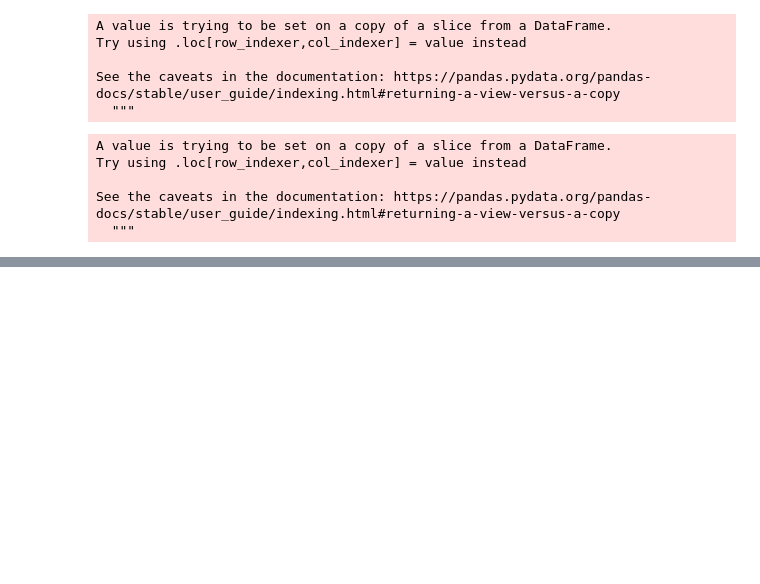
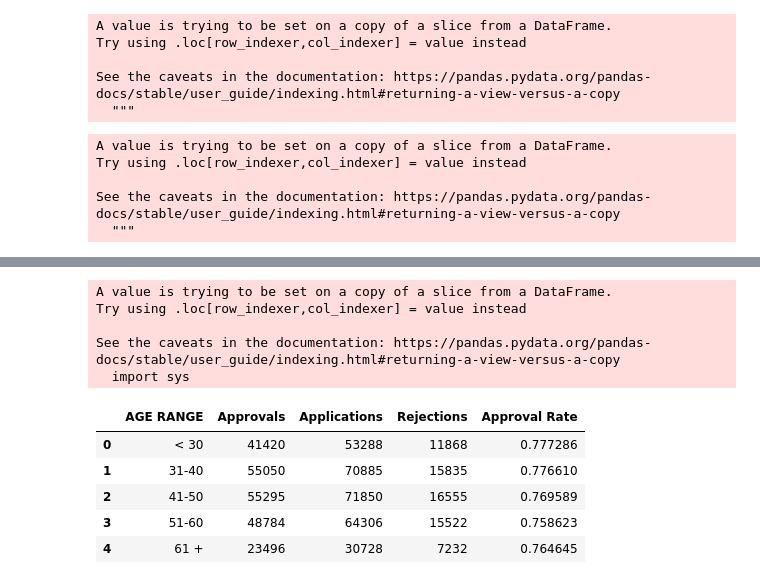
Before and after one commit to Shanaida/datascience_project1, a Jupyter notebook: project_one.ipynb, the cells around one changed output, grey strips where cells are left out. Saved outputs shown, nothing was run; the diff lists cells and outputs as text; code cells hidden in the pictures; blank space fills up the shorter version.

Commit message:
question6 graph complete

```diff
--- a/project_one.ipynb
+++ b/project_one.ipynb
@@ -93,7 +102,6 @@ prevdata = previous_app[["SK_ID_PREV",
                         "AMT_GOODS_PRICE",
                         "WEEKDAY_APPR_PROCESS_START",
                         "NFLAG_LAST_APPL_IN_DAY",
-                        "RATE_INTEREST_PRIMARY",
                         "NAME_CASH_LOAN_PURPOSE",
                         "NAME_CONTRACT_STATUS",
                         "DAYS_DECISION",
@@ -125,7 +133,6 @@ clean_prevdata = prevdata.rename(columns={"SK_ID_PREV": "PREV_SK_ID_PREV",
                                     "AMT_GOODS_PRICE": "PREV_AMT_GOODS_PRICE",
                                     "WEEKDAY_APPR_PROCESS_START": "PREV_WEEKDAY_APPR_PROCESS_START",
                                     "NFLAG_LAST_APPL_IN_DAY": "PREV_NFLAG_LAST_APPL_IN_DAY",
-                                    "RATE_INTEREST_PRIMARY": "PREV_RATE_INTEREST_PRIMARY",
                                     "NAME_CASH_LOAN_PURPOSE": "PREV_NAME_CASH_LOAN_PURPOSE",
                                     "NAME_CONTRACT_STATUS": "PREV_NAME_CONTRACT_STATUS",
                                     "DAYS_DECISION": "PREV_DAYS_DECISION",
@@ -267,0 +287,30 @@ dtype: int64
+# %%
+#question5
+import matplotlib.pyplot as plt
+import numpy as np
+age_df= clean_loan_data[["SK_ID_CURR","AGE","AGE RANGE","PREV_NAME_CONTRACT_STATUS"]]
+conditions = [(age_df["PREV_NAME_CONTRACT_STATUS"] == 'Approved'),(age_df["PREV_NAME_CONTRACT_STATUS"] == 'Canceled'),(age_df["PREV_NAME_CONTRACT_STATUS"] =='Refused'),(age_df["PREV_NAME_CONTRACT_STATUS"] =='Unused offer')]
+values = [1,0,0,1]
+age_df['APPROVAL COUNT'] = np.select(conditions,values)
+#approved_agesummary_df = age_df.loc[age_df["PREV_NAME_CONTRACT_STATUS"]=="Approved", :]
+agesum_summary_df = age_df.groupby(['AGE RANGE'], as_index=False).agg({"APPROVAL COUNT": sum})
+agecount_summary_df = age_df.groupby(['AGE RANGE'], as_index=False).agg({"APPROVAL COUNT": "count"})
+merge_df = pd.merge(agesum_summary_df, agecount_summary_df, on="AGE RANGE")
+merge_df = merge_df.rename(columns={"APPROVAL COUNT_x":"Approvals", "APPROVAL COUNT_y":"Applications"})
+merge_df['Rejections'] = merge_df['Applications'] - merge_df['Approvals']
+
+merge_df['Approval Rate'] =(merge_df['Approvals']/merge_df['Applications']).astype(float)
+
+merge_df
+# %% [output]
+A value is trying to be set on a copy of a slice from a DataFrame.
+Try using .loc[row_indexer,col_indexer] = value instead
+
+See the caveats in the documentation: https://pandas.pydata.org/pandas-docs/stable/user_guide/indexing.html#returning-a-view-versus-a-copy
+  import sys
+|  | AGE RANGE | Approvals | Applications | Rejections | Approval Rate |
+| 0 | < 30 | 41420 | 53288 | 11868 | 0.777286 |
+| 1 | 31-40 | 55050 | 70885 | 15835 | 0.776610 |
+| 2 | 41-50 | 55295 | 71850 | 16555 | 0.769589 |
+| 3 | 51-60 | 48784 | 64306 | 15522 | 0.758623 |
+| 4 | 61 + | 23496 | 30728 | 7232 | 0.764645 |
```
Also changed, not shown: parts of 16 cells of this notebook.
